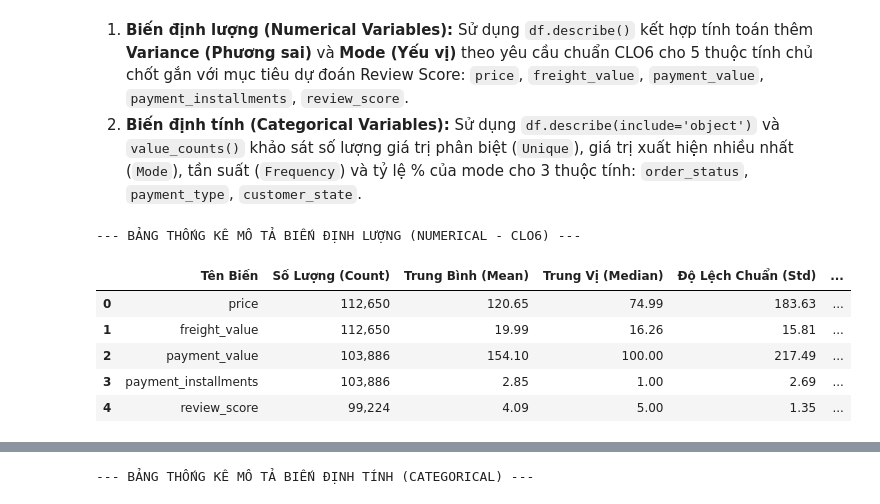
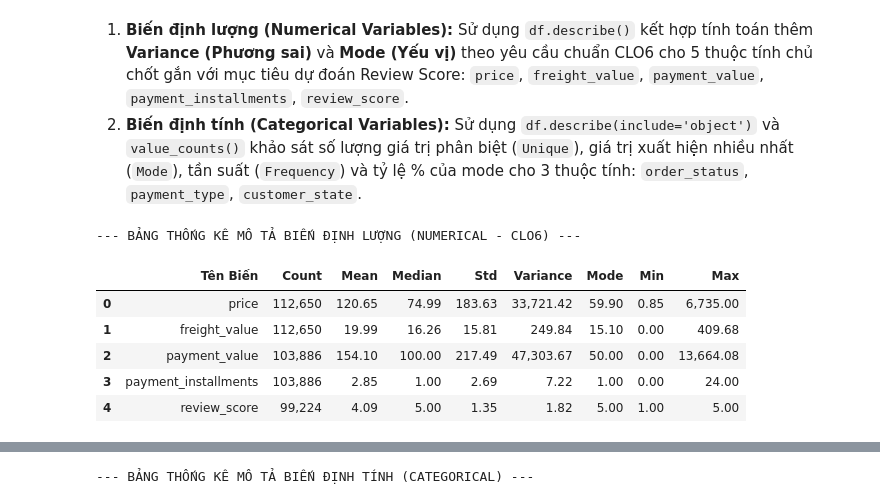
Before and after one commit to TrungTayNA/ADY291c-AI2107-Group-1, a Jupyter notebook: Notebooks Project/2_DATA COLLECTION, EXPLORATION, AND PREPROCESSING/01_data_understanding_final.ipynb, the cells around one changed output, grey strips where cells are left out. Cells and saved outputs as stored; diff of their text form; code cells hidden in the pictures.

```diff
--- a/Notebooks Project/2_DATA COLLECTION, EXPLORATION, AND PREPROCESSING/01_data_understanding_final.ipynb
+++ b/Notebooks Project/2_DATA COLLECTION, EXPLORATION, AND PREPROCESSING/01_data_understanding_final.ipynb
@@ -15,30 +15,19 @@
 - Đọc mã bưu chính (`zip_code_prefix`) ở dạng chuỗi ký tự (`dtype=str`) để bảo toàn các số 0 ở đầu.
 # %%
 import os
-import warnings
 from pathlib import Path
 from typing import Any, Dict, List, Tuple
 
 import numpy as np
 import pandas as pd
 
-# 1. Cấu hình hiển thị và cảnh báo
-warnings.filterwarnings('ignore', category=FutureWarning)
+# 1. Cấu hình hiển thị và định dạng số thập phân
 pd.set_option('display.max_columns', 60)
 pd.set_option('display.max_rows', 100)
 pd.set_option('display.float_format', lambda x: f'{x:,.2f}')
 
 # 2. Xác định thư mục gốc dự án linh hoạt (chứa thư mục data/raw)
-current_dir = Path.cwd()
-if (current_dir / 'data' / 'raw').exists():
-    BASE_DIR = current_dir
-elif (current_dir.parent / 'data' / 'raw').exists():
-    BASE_DIR = current_dir.parent
-elif (current_dir.parents[1] / 'data' / 'raw').exists():
-    BASE_DIR = current_dir.parents[1]
-else:
-    BASE_DIR = Path('c:/ADY291c-AI2107-Group2')
-
+BASE_DIR = Path("C:/ADY291c-AI2107-Group2")
 RAW_DATA_DIR = BASE_DIR / 'data' / 'raw'
 print(f"Thư mục dữ liệu gốc (Raw Data): {RAW_DATA_DIR}")
 
@@ -193,38 +185,38 @@ Trình bày kết quả thống kê mô tả hai tầng bằng hai bảng tổng
 # %%
 # Bước 3.1: Thống kê mô tả Biến Số Học (bổ sung Variance và Mode theo chuẩn CLO6)
 numeric_vars = {
     'price': dfs['order_items']['price'],
     'freight_value': dfs['order_items']['freight_value'],
     'payment_value': dfs['payments']['payment_value'],
     'payment_installments': dfs['payments']['payment_installments'],
     'review_score': dfs['reviews']['review_score']
 }
 
 num_summary_records = []
 for var_name, series in numeric_vars.items():
     s_valid = series.dropna()
     mode_val = s_valid.mode()[0] if not s_valid.empty else np.nan
 
     num_summary_records.append({
         'Tên Biến': var_name,
-        'Số Lượng (Count)': f"{int(s_valid.count()):,}",
-        'Trung Bình (Mean)': f"{s_valid.mean():,.2f}",
-        'Trung Vị (Median)': f"{s_valid.median():,.2f}",
-        'Độ Lệch Chuẩn (Std)': f"{s_valid.std():,.2f}",
-        'Phương Sai (Variance)': f"{s_valid.var():,.2f}",
-        'Yếu Vị (Mode)': f"{mode_val:,.2f}",
-        'Tối Thiểu (Min)': f"{s_valid.min():,.2f}",
-        'Tối Đa (Max)': f"{s_valid.max():,.2f}"
+        'Count': f"{int(s_valid.count()):,}",
+        'Mean': f"{s_valid.mean():,.2f}",
+        'Median': f"{s_valid.median():,.2f}",
+        'Std': f"{s_valid.std():,.2f}",
+        'Variance': f"{s_valid.var():,.2f}",
+        'Mode': f"{mode_val:,.2f}",
+        'Min': f"{s_valid.min():,.2f}",
+        'Max': f"{s_valid.max():,.2f}"
     })
 
 df_num_summary = pd.DataFrame(num_summary_records)
-print("--- BẢNG THỐNG KÊ MÔ TẢ BIẾN ĐỊNH LƯỢNG (NUMERICAL - CLO6) ---")
+print("--- BẢNG THỐNG KÊ MÔ TẢ BIẾN ĐỊNH LƯỢNG (NUMERICAL) ---")
 display(df_num_summary)
 # %% [output]
 --- BẢNG THỐNG KÊ MÔ TẢ BIẾN ĐỊNH LƯỢNG (NUMERICAL - CLO6) ---
-|  | Tên Biến | Số Lượng (Count) | Trung Bình (Mean) | Trung Vị (Median) | Độ Lệch Chuẩn (Std) | ... |
-| 0 | price | 112,650 | 120.65 | 74.99 | 183.63 | ... |
-| 1 | freight_value | 112,650 | 19.99 | 16.26 | 15.81 | ... |
-| 2 | payment_value | 103,886 | 154.10 | 100.00 | 217.49 | ... |
-| 3 | payment_installments | 103,886 | 2.85 | 1.00 | 2.69 | ... |
-| 4 | review_score | 99,224 | 4.09 | 5.00 | 1.35 | ... |
+|  | Tên Biến | Count | Mean | Median | Std | Variance | Mode | Min | Max |
+| 0 | price | 112,650 | 120.65 | 74.99 | 183.63 | 33,721.42 | 59.90 | 0.85 | 6,735.00 |
+| 1 | freight_value | 112,650 | 19.99 | 16.26 | 15.81 | 249.84 | 15.10 | 0.00 | 409.68 |
+| 2 | payment_value | 103,886 | 154.10 | 100.00 | 217.49 | 47,303.67 | 50.00 | 0.00 | 13,664.08 |
+| 3 | payment_installments | 103,886 | 2.85 | 1.00 | 2.69 | 7.22 | 1.00 | 0.00 | 24.00 |
+| 4 | review_score | 99,224 | 4.09 | 5.00 | 1.35 | 1.82 | 5.00 | 1.00 | 5.00 |
```
Also changed, not shown: parts of 6 cells of this notebook, 1 other file.
